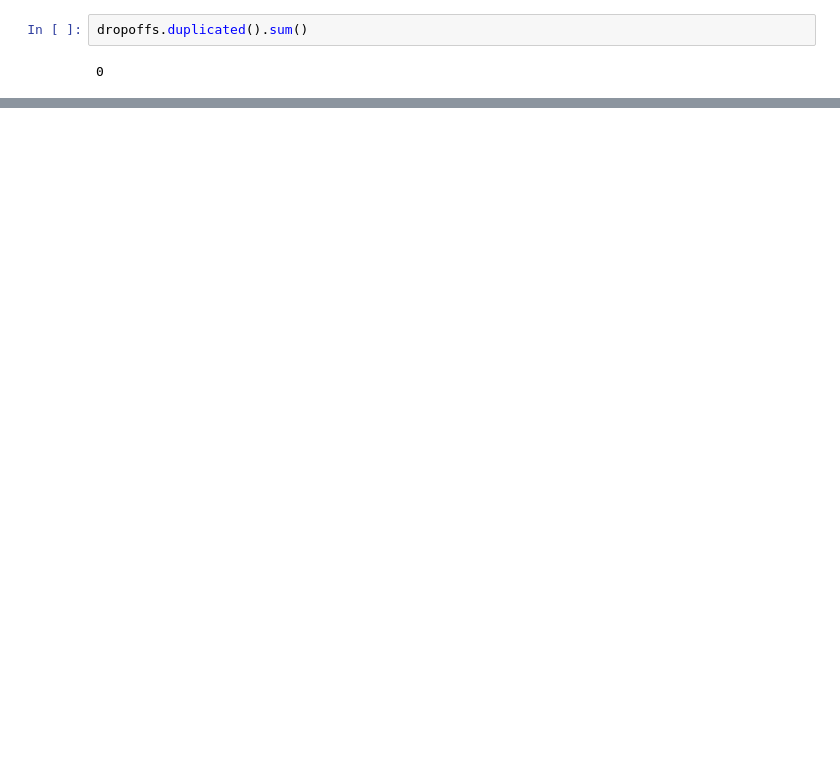
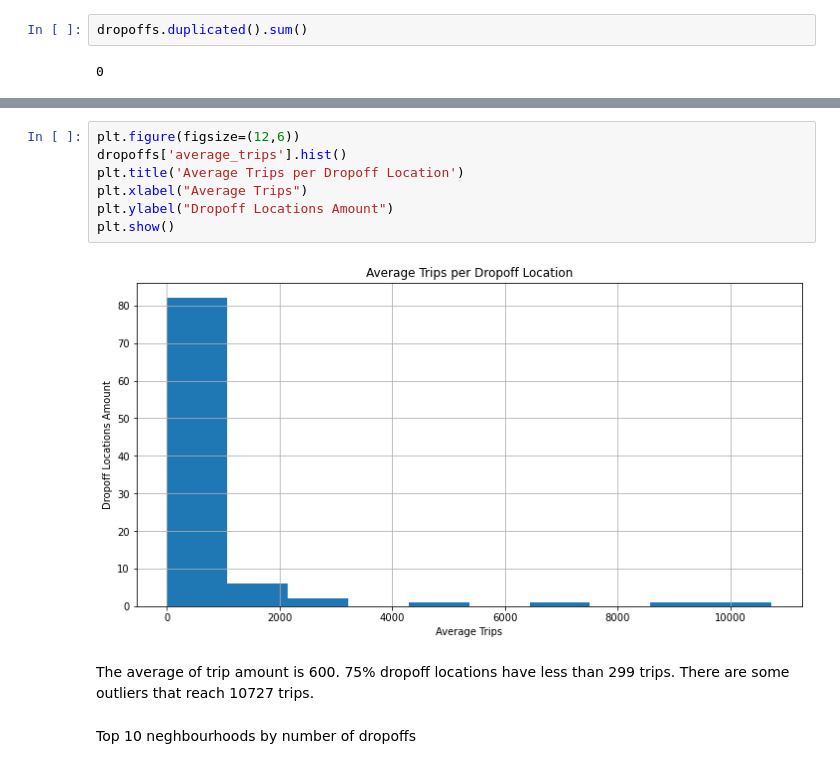
Before and after one commit to rainbowmoonlight/Yandex_Practicum_Projects, a Jupyter notebook: 05 Ride-Sharing Zuber Analysis - In Progress/Ride-Sharing Zuber Analysis.ipynb, the cells around one changed output, grey strips where cells are left out. Saved outputs shown, nothing was run; the diff lists cells and outputs as text; blank space fills up the shorter version.

```diff
--- a/05 Ride-Sharing Zuber Analysis - In Progress/Ride-Sharing Zuber Analysis.ipynb
+++ b/05 Ride-Sharing Zuber Analysis - In Progress/Ride-Sharing Zuber Analysis.ipynb
@@ -463,0 +550,13 @@ dropoffs.duplicated().sum()
+# %%
+plt.figure(figsize=(12,6))
+dropoffs['average_trips'].hist()
+plt.title('Average Trips per Dropoff Location')
+plt.xlabel("Average Trips")
+plt.ylabel("Dropoff Locations Amount")
+plt.show()
+# %% [output]
+[figure, added]
+# %% [markdown]
+The average of trip amount is 600. 75% dropoff locations have less than 299 trips. There are some outliers that reach 10727 trips.
+# %% [markdown]
+Top 10 neghbourhoods by number of dropoffs
```
Also changed, not shown: parts of 35 cells of this notebook.
